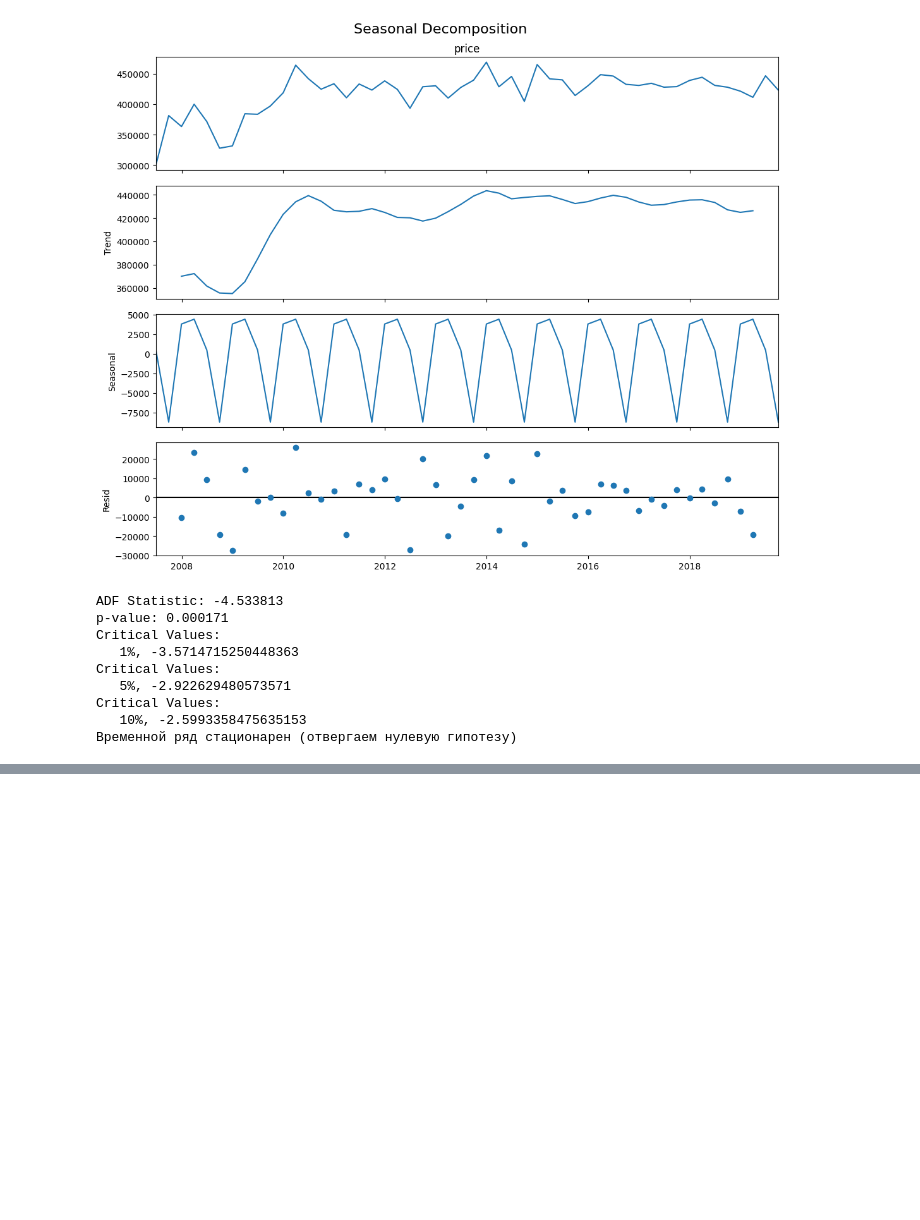
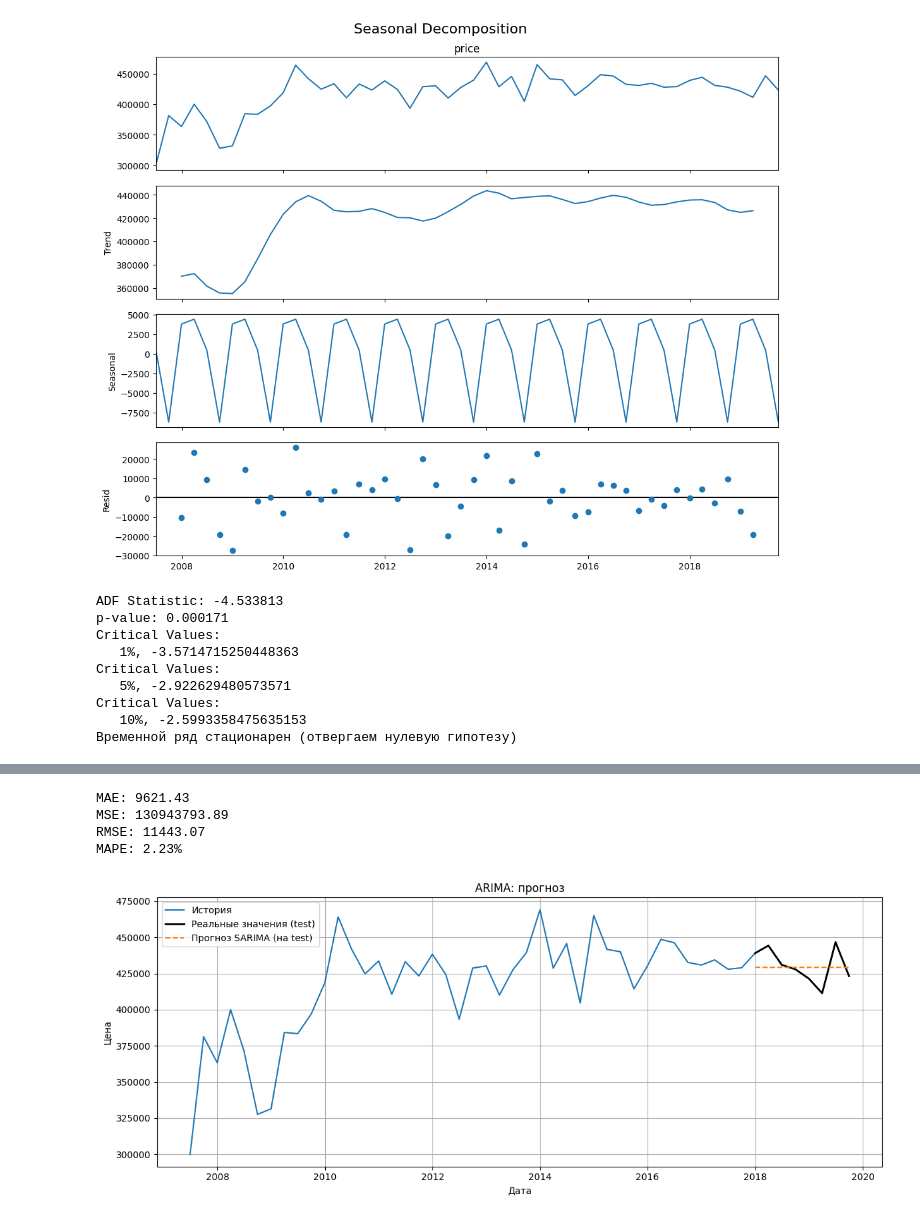
Before and after one commit to Nota02/data_mining, a Jupyter notebook: Практическая_работа_№11.ipynb, the cells around one changed output, grey strips where cells are left out. Cells and saved outputs as stored; diff of their text form; code cells hidden in the pictures; blank space fills up the shorter version.

```diff
--- a/Практическая_работа_№11.ipynb
+++ b/Практическая_работа_№11.ipynb
@@ -291,0 +361,42 @@ plt.show()
+# %%
+from statsmodels.tsa.arima.model import ARIMA
+
+# ARIMA модель на train
+arima_model = ARIMA(train, order=(1,1,1))
+arima_fit = arima_model.fit()
+
+# Прогноз ARIMA на длину test
+forecast_arima = arima_fit.get_forecast(steps=test_size).predicted_mean
+forecast_index = test.index
+# %%
+from sklearn.metrics import mean_absolute_error, mean_squared_error
+
+
+mae = mean_absolute_error(test, forecast_arima)
+mse = mean_squared_error(test, forecast_arima)
+rmse = mse ** 0.5
+mape = (abs((test - forecast_arima) / test).mean()) * 100
+
+print(f"MAE: {mae:.2f}")
+print(f"MSE: {mse:.2f}")
+print(f"RMSE: {rmse:.2f}")
+print(f"MAPE: {mape:.2f}%")
+# %% [output]
+MAE: 9621.43
+MSE: 130943793.89
+RMSE: 11443.07
+MAPE: 2.23%
+# %%
+plt.figure(figsize=(12,5))
+plt.plot(series, label='История')
+plt.plot(test.index, test.values, label='Реальные значения (test)', color='black', linewidth=2)
+plt.plot(forecast_index, forecast_arima, '--', label='Прогноз SARIMA (на test)')
+plt.title("ARIMA: прогноз")
+plt.xlabel("Дата")
+plt.ylabel("Цена")
+plt.legend()
+plt.grid(True)
+plt.tight_layout()
+plt.show()
+# %% [output]
+[figure, added]
```
Also changed, not shown: parts of 13 cells of this notebook.
